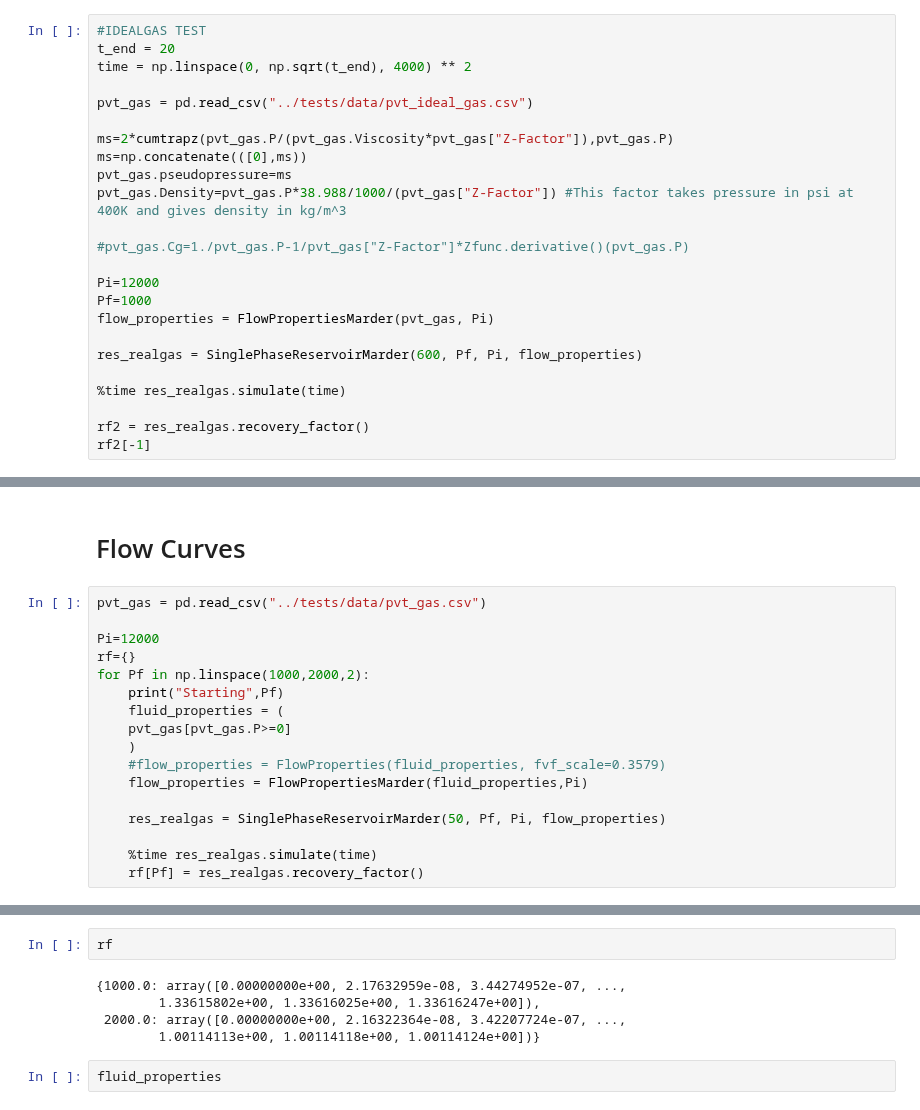
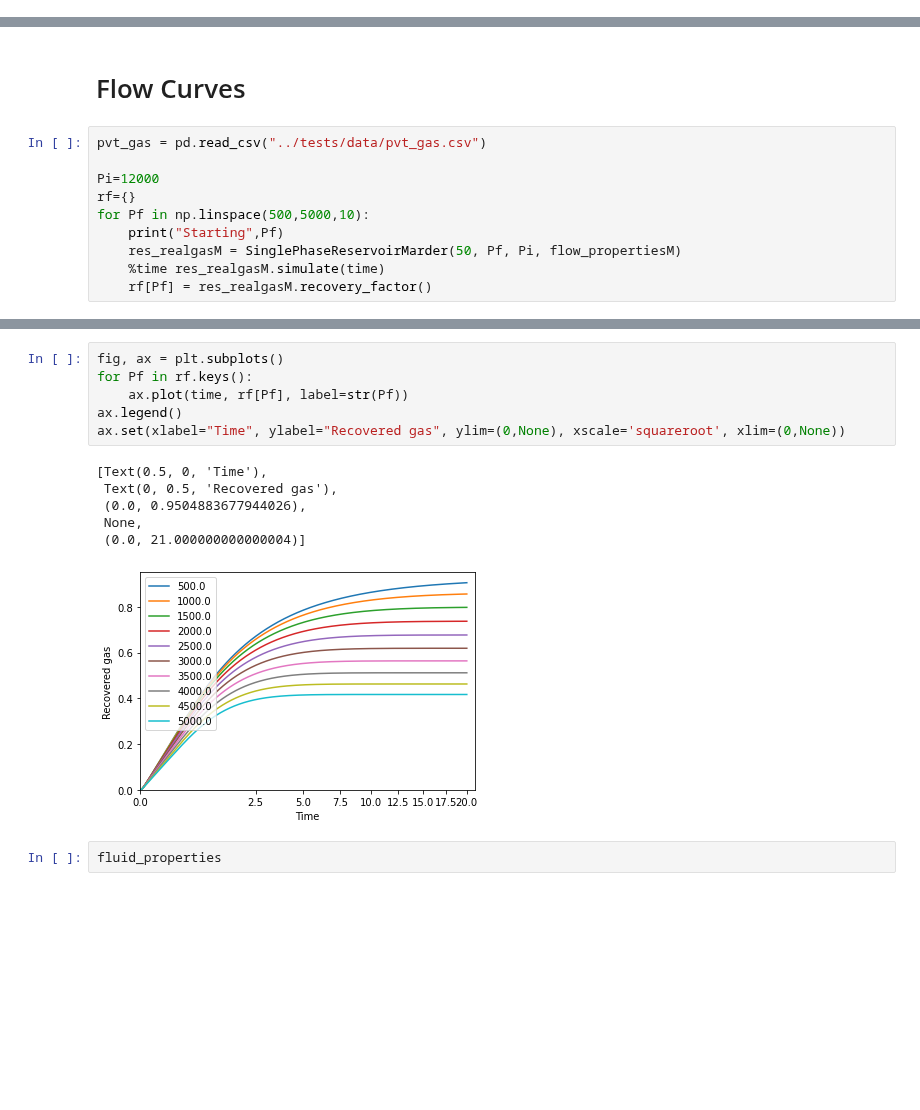
Before and after one commit to frank1010111/bluebonnet, a Jupyter notebook: docs/RealGasFlows.ipynb, the cells around one changed output, grey strips where cells are left out. Drawn from its saved outputs; the diff is of its cells as text; blank space fills up the shorter version.

```diff
--- a/docs/RealGasFlows.ipynb
+++ b/docs/RealGasFlows.ipynb
@@ -240,24 +131,0 @@ Wall time: 5.33 s
-# %%
-#IDEALGAS TEST
-t_end = 20
-time = np.linspace(0, np.sqrt(t_end), 4000) ** 2
-
-pvt_gas = pd.read_csv("../tests/data/pvt_ideal_gas.csv")
-
-ms=2*cumtrapz(pvt_gas.P/(pvt_gas.Viscosity*pvt_gas["Z-Factor"]),pvt_gas.P)
-ms=np.concatenate(([0],ms))
-pvt_gas.pseudopressure=ms
-pvt_gas.Density=pvt_gas.P*38.988/1000/(pvt_gas["Z-Factor"]) #This factor takes pressure in psi at 400K and gives density in kg/m^3
-
-#pvt_gas.Cg=1./pvt_gas.P-1/pvt_gas["Z-Factor"]*Zfunc.derivative()(pvt_gas.P)
-
-Pi=12000
-Pf=1000
-flow_properties = FlowPropertiesMarder(pvt_gas, Pi)
-
-res_realgas = SinglePhaseReservoirMarder(600, Pf, Pi, flow_properties)
-
-%time res_realgas.simulate(time)
-
-rf2 = res_realgas.recovery_factor()
-rf2[-1]
@@ -364,16 +174,9 @@ pvt_gas = pd.read_csv("../tests/data/pvt_gas.csv")
 
 Pi=12000
 rf={}
-for Pf in np.linspace(1000,2000,2):
+for Pf in np.linspace(500,5000,10):
     print("Starting",Pf)
-    fluid_properties = (
-    pvt_gas[pvt_gas.P>=0]
-    )
-    #flow_properties = FlowProperties(fluid_properties, fvf_scale=0.3579)
-    flow_properties = FlowPropertiesMarder(fluid_properties,Pi)
-
-    res_realgas = SinglePhaseReservoirMarder(50, Pf, Pi, flow_properties)
-
-    %time res_realgas.simulate(time)
-    rf[Pf] = res_realgas.recovery_factor()
+    res_realgasM = SinglePhaseReservoirMarder(50, Pf, Pi, flow_propertiesM)
+    %time res_realgasM.simulate(time)
+    rf[Pf] = res_realgasM.recovery_factor()
 # %% [output]
@@ -388,10 +200,16 @@ Wall time: 4.2 s
 # %%
-rf
+fig, ax = plt.subplots()
+for Pf in rf.keys():
+    ax.plot(time, rf[Pf], label=str(Pf))
+ax.legend()
+ax.set(xlabel="Time", ylabel="Recovered gas", ylim=(0,None), xscale='squareroot', xlim=(0,None))
 # %% [output]
-{1000.0: array([0.00000000e+00, 2.17632959e-08, 3.44274952e-07, ...,
-        1.33615802e+00, 1.33616025e+00, 1.33616247e+00]),
- 2000.0: array([0.00000000e+00, 2.16322364e-08, 3.42207724e-07, ...,
-        1.00114113e+00, 1.00114118e+00, 1.00114124e+00])}
+[Text(0.5, 0, 'Time'),
+ Text(0, 0.5, 'Recovered gas'),
+ (0.0, 0.9504883677944026),
+ None,
+ (0.0, 21.000000000000004)]
+[figure, added]
 # %%
 fluid_properties
 # %% [output]
```
Also changed, not shown: parts of 18 cells of this notebook, 3 other files.
